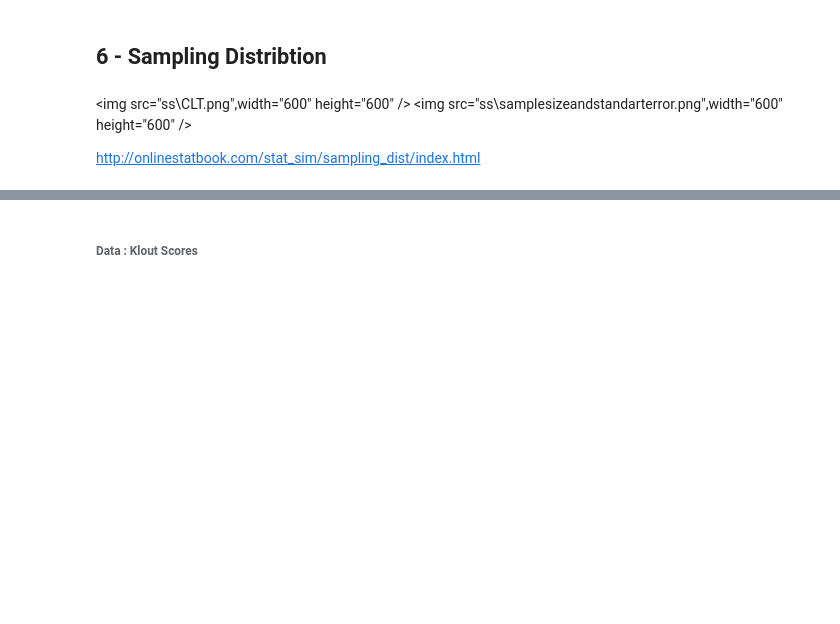
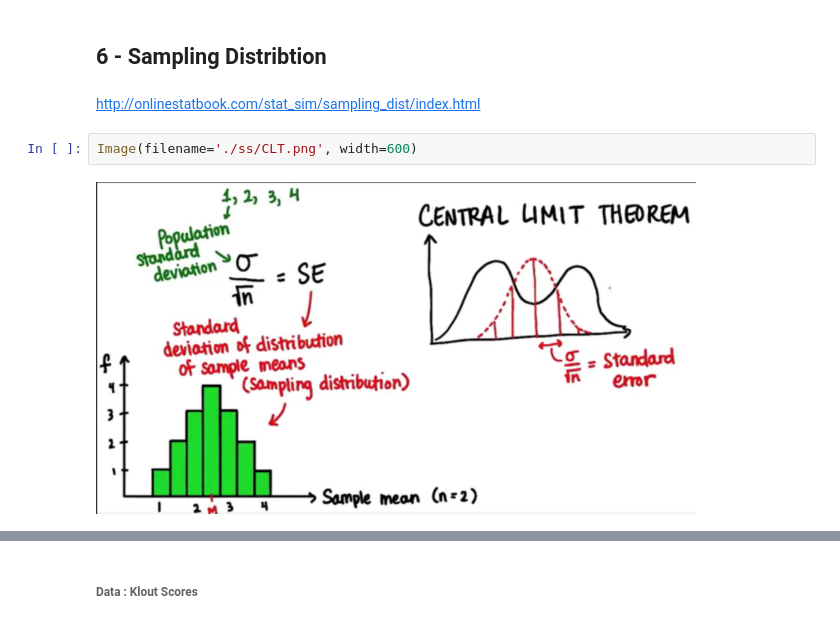
Before and after one commit to sametmarasli/statistical_data_analysis, a Jupyter notebook: statistical_data_analysis/descriptive_statistics.ipynb, the cells around one changed output, grey strips where cells are left out. Saved outputs shown, nothing was run; the diff lists cells and outputs as text; blank space fills up the shorter version.

```diff
--- a/statistical_data_analysis/descriptive_statistics.ipynb
+++ b/statistical_data_analysis/descriptive_statistics.ipynb
@@ -262,8 +273,9 @@ z4 = norm.cdf(16,mu,sigma) - norm.cdf(10,mu,sigma)# between 10 and 16
 score = (norm.ppf(.95)*sigma)+mu # what score is needed to be in the top %5
 # %% [markdown]
 ## 6 - Sampling Distribtion
-# %% [markdown]
-<img src="ss\CLT.png",width="600" height="600" />
-<img src="ss\samplesizeandstandarterror.png",width="600" height="600" />
-
-http://onlinestatbook.com/stat_sim/sampling_dist/index.html
+# %% [markdown]
+http://onlinestatbook.com/stat_sim/sampling_dist/index.html
+# %%
+Image(filename='./ss/CLT.png', width=600)
+# %% [output]
+[figure, added]
```
Also changed, not shown: parts of 9 cells of this notebook, 2 other files.
